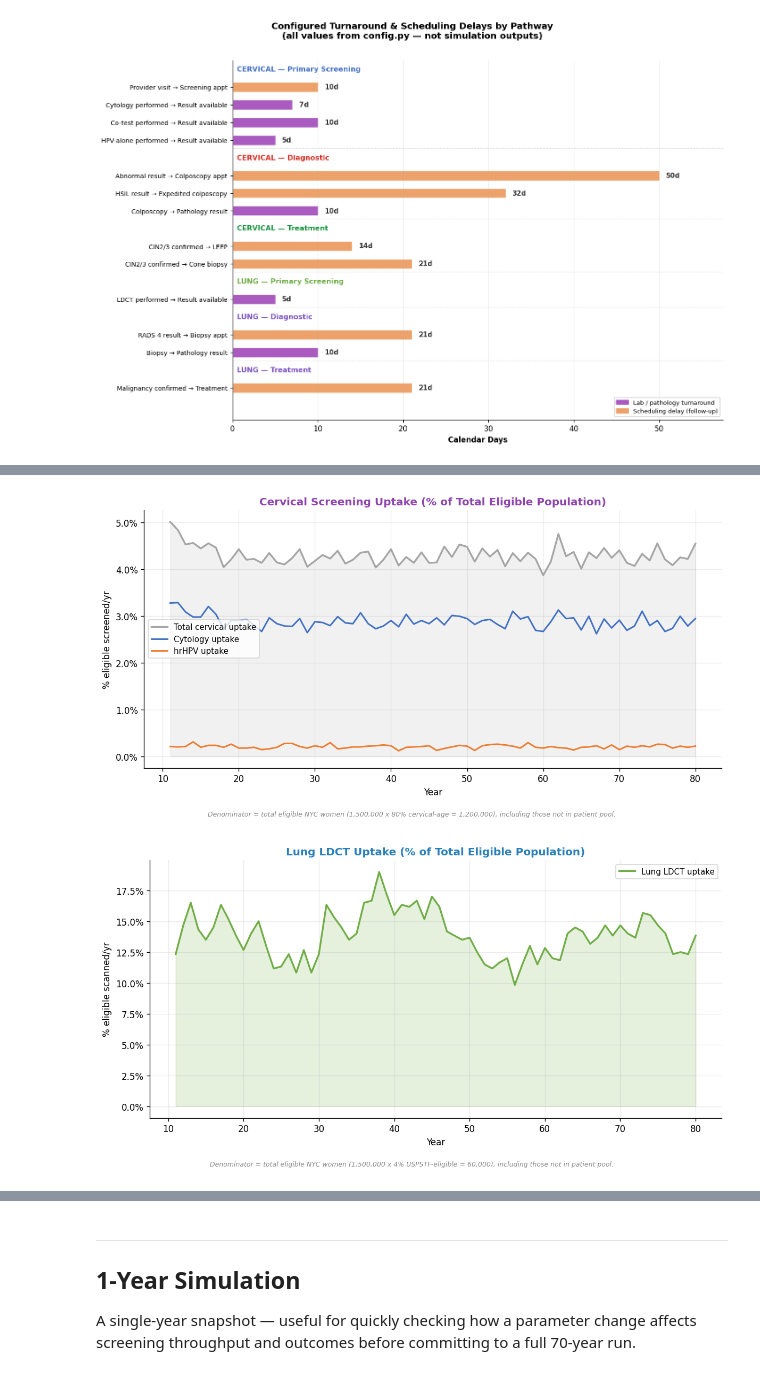
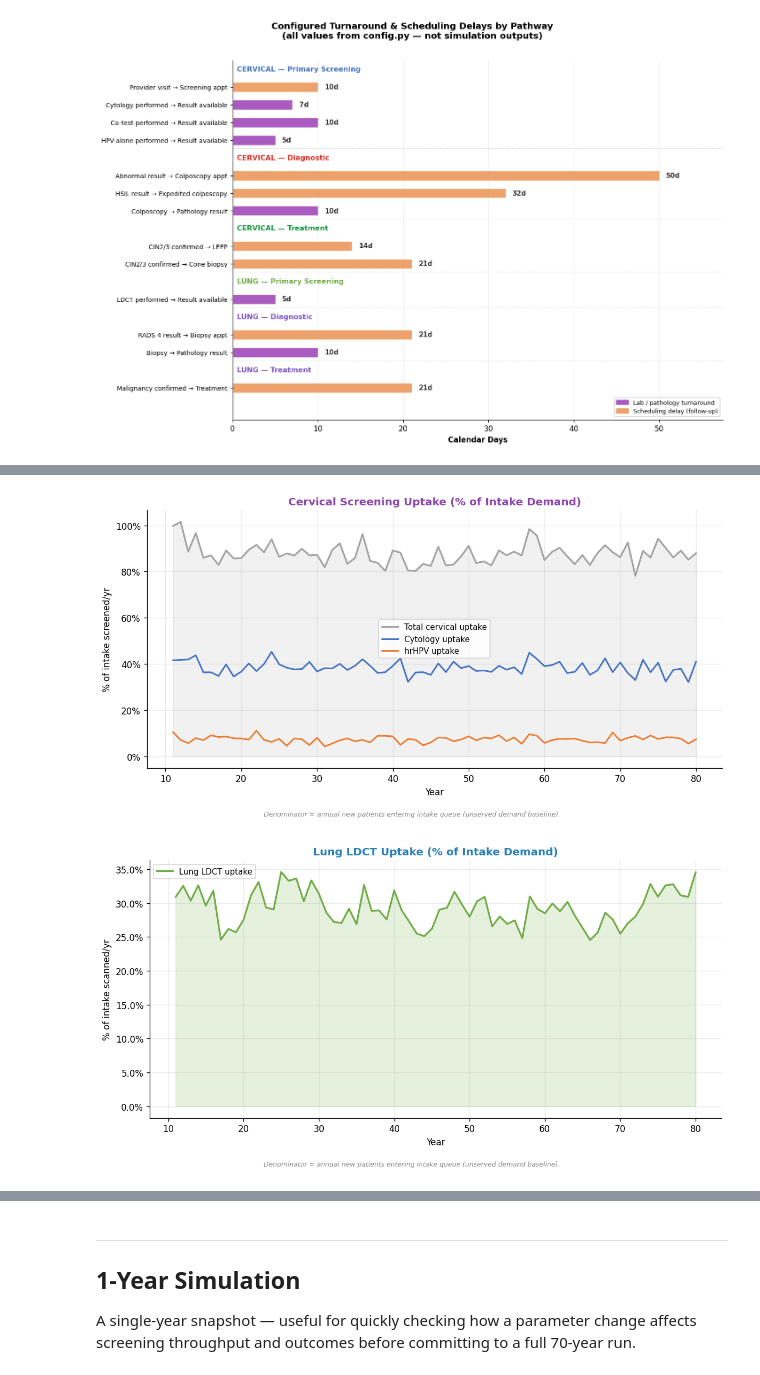
Before and after one commit to ap4509-columbia/NYP, a Jupyter notebook: notebooks/simulation.ipynb, the cells around one changed output, grey strips where cells are left out. Drawn from its saved outputs; the diff is of its cells as text; code cells hidden in the pictures.

```diff
--- a/notebooks/simulation.ipynb
+++ b/notebooks/simulation.ipynb
@@ -2851,46 +2860,43 @@ chk = post_warmup_checkpoints(m.get("year_checkpoints", []))
 years = [c["year"] for c in chk]
 years_ann = years[1:]
 
 def ann(key):
     vals = [c.get(key, 0) for c in chk]
     return [vals[i] - vals[i-1] for i in range(1, len(vals))]
 
 ann_cytol = ann("cum_cytology")
 ann_hpv   = ann("cum_hpv_alone")
 ann_cerv  = ann("cum_cervical")
 
-# Total eligible NYC population (captured + uncaptured), scaled to sim units
-# ~80% of eligible women are in cervical screening age range (21-65)
-cerv_elig_frac = 0.80   # PLACEHOLDER
-total_cerv_elig = (cfg.NYC_ELIGIBLE_POPULATION / cfg.POPULATION_SCALE_FACTOR) * cerv_elig_frac
+# Denominator: cumulative intake queue entries (total demand)
+cum_intake = [c.get("cum_intake_total", 0) for c in chk]
+ann_intake = [max(cum_intake[i] - cum_intake[i-1], 1) for i in range(1, len(cum_intake))]
 
-# Uptake = screened / total eligible (not just pool)
-cytol_rate = [100 * c / max(total_cerv_elig, 1) for c in ann_cytol]
-hpv_rate   = [100 * h / max(total_cerv_elig, 1) for h in ann_hpv]
-cerv_rate  = [100 * c / max(total_cerv_elig, 1) for c in ann_cerv]
+cytol_rate = [100 * c / d for c, d in zip(ann_cytol, ann_intake)]
+hpv_rate   = [100 * h / d for h, d in zip(ann_hpv, ann_intake)]
+cerv_rate  = [100 * c / d for c, d in zip(ann_cerv, ann_intake)]
 
 fig, ax = plt.subplots(figsize=(10, 5))
 fig.patch.set_facecolor("white")
 ax.fill_between(years_ann, cerv_rate, alpha=0.15, color="#A5A5A5")
 ax.plot(years_ann, cerv_rate, color="#A5A5A5", lw=2, label="Total cervical uptake")
 ax.plot(years_ann, cytol_rate, color="#4472C4", lw=1.8, label="Cytology uptake")
 ax.plot(years_ann, hpv_rate, color="#ED7D31", lw=1.8, label="hrHPV uptake")
 ax.yaxis.set_major_formatter(mtick.PercentFormatter())
-ax.set_title("Cervical Screening Uptake (% of Total Eligible Population)",
+ax.set_title("Cervical Screening Uptake (% of Intake Demand)",
              fontsize=12, fontweight="bold", color="#8E44AD")
-ax.set_xlabel("Year"); ax.set_ylabel("% eligible screened/yr")
+ax.set_xlabel("Year"); ax.set_ylabel("% of intake screened/yr")
 ax.legend(fontsize=9); ax.grid(alpha=0.25); ax.spines[["top","right"]].set_visible(False)
 
 fig.text(0.5, -0.03,
-         f"Denominator = total eligible NYC women ({cfg.NYC_ELIGIBLE_POPULATION:,.0f} x {cerv_elig_frac:.0%} cervical-age "
-         f"= {cfg.NYC_ELIGIBLE_POPULATION * cerv_elig_frac:,.0f}), including those not in patient pool.",
+         "Denominator = annual new patients entering intake queue (unserved demand baseline).",
          ha="center", fontsize=7.5, color="#888", fontstyle="italic")
 
 plt.tight_layout()
 plt.savefig(viz_path("cervical_uptake_rate"), dpi=150, bbox_inches="tight")
 plt.show()
 # %% [output]
-[figure, old version]
+[figure, new version]
 # %%
 import matplotlib.pyplot as plt
 import matplotlib.ticker as mtick
@@ -2908,33 +2914,31 @@ def ann(key):
 
 ann_ldct = ann("cum_ldct")
 
-# Total eligible NYC population (captured + uncaptured), scaled to sim units
-# ~4% of eligible women meet USPSTF lung screening criteria (age 50-80, smoker, >=20 pack-years)
-lung_elig_frac = 0.04   # PLACEHOLDER
-total_lung_elig = (cfg.NYC_ELIGIBLE_POPULATION / cfg.POPULATION_SCALE_FACTOR) * lung_elig_frac
+# Denominator: cumulative intake queue entries (total demand)
+cum_intake = [c.get("cum_intake_total", 0) for c in chk]
+ann_intake = [max(cum_intake[i] - cum_intake[i-1], 1) for i in range(1, len(cum_intake))]
 
-lung_rate = [100 * l / max(total_lung_elig, 1) for l in ann_ldct]
+lung_rate = [100 * l / d for l, d in zip(ann_ldct, ann_intake)]
 
 fig, ax = plt.subplots(figsize=(10, 5))
 fig.patch.set_facecolor("white")
 ax.fill_between(years_ann, lung_rate, alpha=0.18, color="#70AD47")
 ax.plot(years_ann, lung_rate, color="#70AD47", lw=2, label="Lung LDCT uptake")
 ax.yaxis.set_major_formatter(mtick.PercentFormatter())
-ax.set_title("Lung LDCT Uptake (% of Total Eligible Population)",
+ax.set_title("Lung LDCT Uptake (% of Intake Demand)",
              fontsize=12, fontweight="bold", color="#2980B9")
-ax.set_xlabel("Year"); ax.set_ylabel("% eligible scanned/yr")
+ax.set_xlabel("Year"); ax.set_ylabel("% of intake scanned/yr")
 ax.legend(fontsize=9); ax.grid(alpha=0.25); ax.spines[["top","right"]].set_visible(False)
 
 fig.text(0.5, -0.03,
-         f"Denominator = total eligible NYC women ({cfg.NYC_ELIGIBLE_POPULATION:,.0f} x {lung_elig_frac:.0%} USPSTF-eligible "
-         f"= {cfg.NYC_ELIGIBLE_POPULATION * lung_elig_frac:,.0f}), including those not in patient pool.",
+         "Denominator = annual new patients entering intake queue (unserved demand baseline).",
          ha="center", fontsize=7.5, color="#888", fontstyle="italic")
 
 plt.tight_layout()
 plt.savefig(viz_path("lung_uptake_rate"), dpi=150, bbox_inches="tight")
 plt.show()
 # %% [output]
-[figure, old version]
+[figure, new version]
 # %%
 import matplotlib.pyplot as plt
 import matplotlib.ticker as mticker
```
Also changed, not shown: parts of 31 cells of this notebook, 31 other files.
